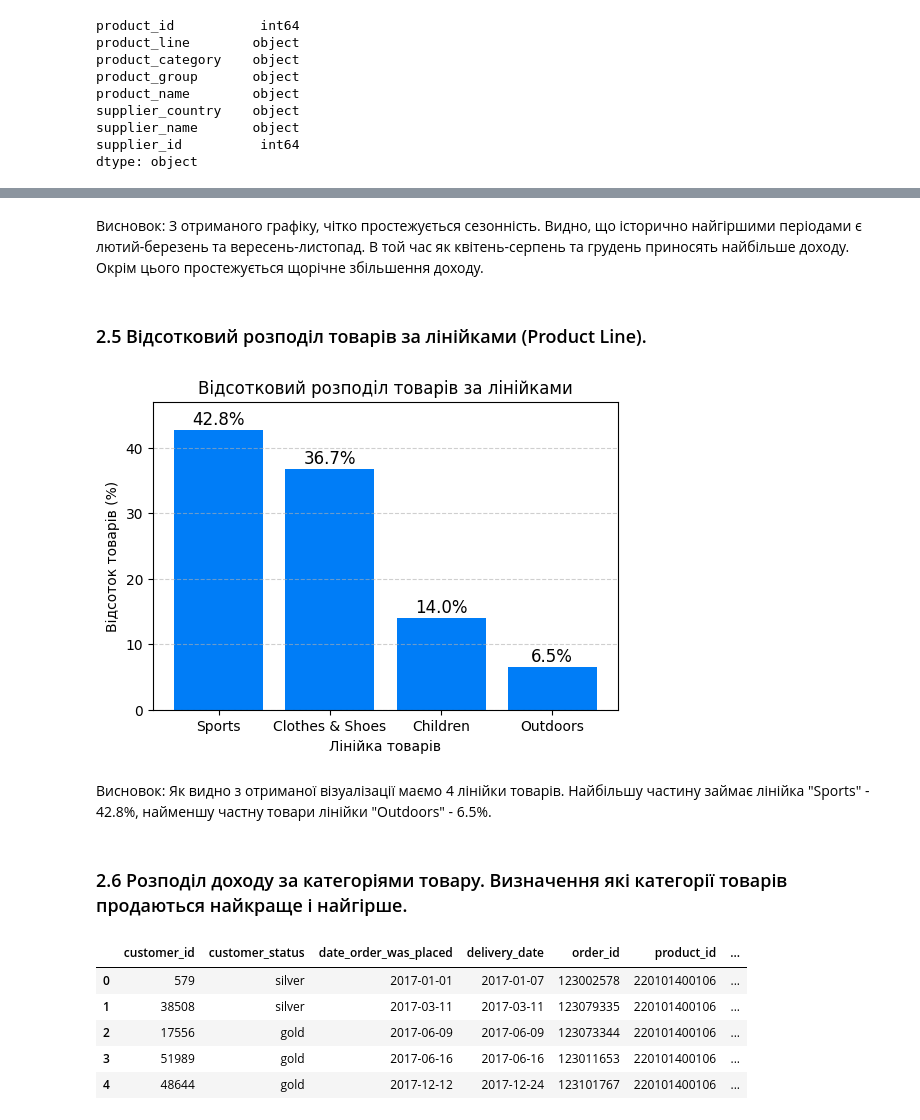
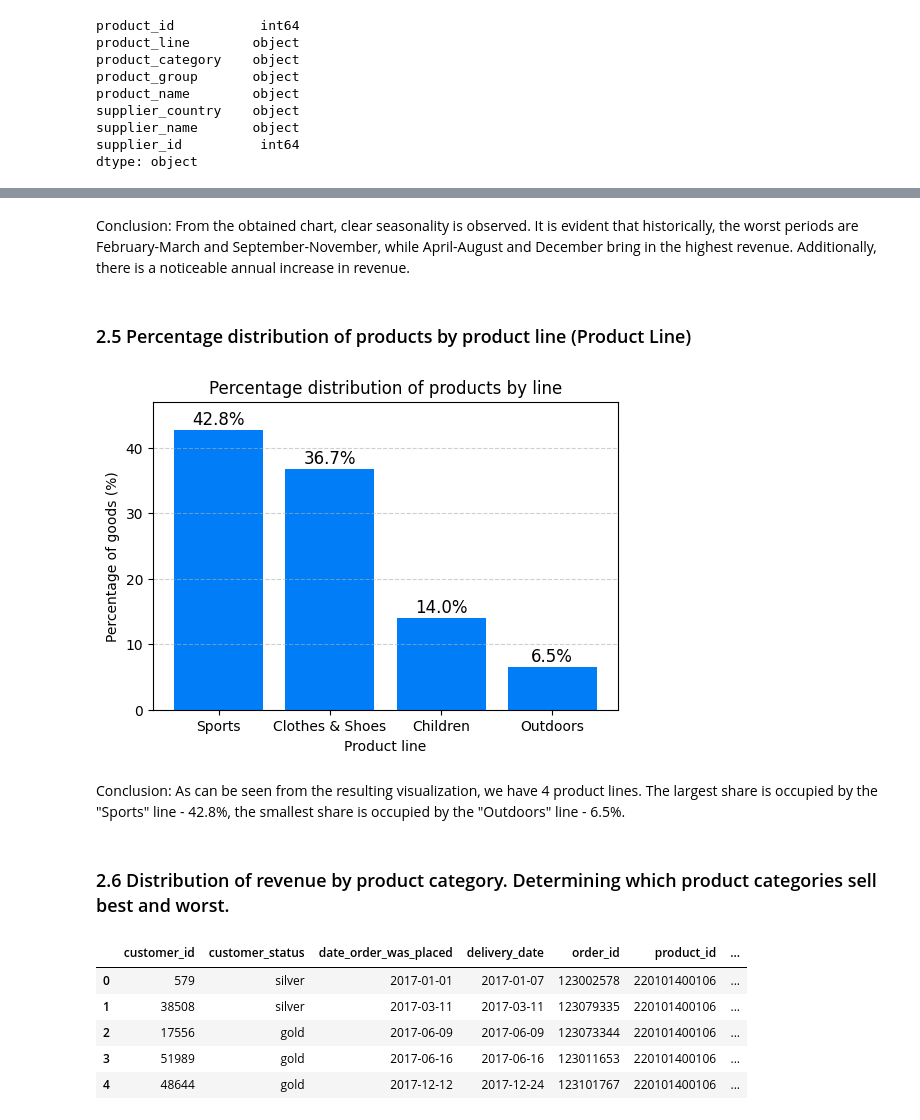
Before and after one commit to Samanta397/Wholesale_And_Retail_Orders_Analysis, a Jupyter notebook: Wholesale_And_Retail_Orders.ipynb, the cells around one changed output, grey strips where cells are left out. Cells and saved outputs as stored; diff of their text form; code cells hidden in the pictures.

```diff
--- a/Wholesale_And_Retail_Orders.ipynb
+++ b/Wholesale_And_Retail_Orders.ipynb
@@ -266,43 +268,43 @@ plt.show()
 # %% [markdown]
-Висновок: З отриманого графіку, чітко простежується сезонність. Видно, що історично найгіршими періодами є лютий-березень та вересень-листопад. В той час як квітень-серпень та грудень приносять найбільше доходу. Окрім цього простежується щорічне збільшення доходу.
+Conclusion: From the obtained chart, clear seasonality is observed. It is evident that historically, the worst periods are February-March and September-November, while April-August and December bring in the highest revenue. Additionally, there is a noticeable annual increase in revenue.
 # %% [markdown]
-### 2.5 Відсотковий розподіл товарів за лінійками (Product Line).
+### 2.5 Percentage distribution of products by product line (Product Line)
 # %%
-# Функція для побудови стовпчикової діаграми
+# Function for building a bar chart
 def plot_bar_chart(data, title, xlabel, ylabel, color="#007df7"):
-    """Будує універсальну стовпчикову діаграму для переданих даних."""
-    plt.figure(figsize=(14, 5) if len(data) > 5 else (6, 4))  # Динамічний розмір
+    """Builds a universal bar chart for the transmitted data."""
+    plt.figure(figsize=(14, 5) if len(data) > 5 else (6, 4))  # Dynamic size
     plt.bar(data.index, data.values, color=color)
 
-    # Додаємо підписи
+    #  Add signatures
     plt.xlabel(xlabel)
     plt.ylabel(ylabel)
     plt.title(title)
-    plt.xticks(rotation=30 if len(data) > 5 else 0)  # Обертаємо підписи, якщо даних багато
-    plt.ylim(0, max(data.values) * 1.1)  # Автоматичне масштабування
+    plt.xticks(rotation=30 if len(data) > 5 else 0)  # Rotate signatures if there is a lot of data
+    plt.ylim(0, max(data.values) * 1.1)  # Automatic scaling
     plt.grid(axis="y", linestyle="--", alpha=0.6)
 
-    # Додаємо значення у відсотках над стовпчиками
+    # Add percentage values above the columns
     for index, value in enumerate(data.values):
         plt.text(index, value + (max(data.values) * 0.02), f"{value:.1f}%", ha="center", fontsize=12)
 
-    # Відображення графіка
+    # Graph display
     plt.show()
 # %%
-# Розрахунок відсоткового розподілу товарів за лінійками
+# Calculation of the percentage distribution of goods by line
 product_distribution = suppliers_df["product_line"].value_counts(normalize=True) * 100
 
-# Побудова стовпчикової діаграми
+# Building a bar chart
 plot_bar_chart(
     data=product_distribution,
-    title="Відсотковий розподіл товарів за лінійками",
-    xlabel="Лінійка товарів",
-    ylabel="Відсоток товарів (%)"
+    title="Percentage distribution of products by line",
+    xlabel="Product line",
+    ylabel="Percentage of goods (%)"
 )
 # %% [output]
-[figure, old version]
+[figure, new version]
 # %% [markdown]
-Висновок: Як видно з отриманої візуалізації маємо 4 лінійки товарів. Найбільшу частину займає лінійка "Sports" - 42.8%, найменшу частну товари лінійки "Outdoors" - 6.5%.
+Conclusion: As can be seen from the resulting visualization, we have 4 product lines. The largest share is occupied by the "Sports" line - 42.8%, the smallest share is occupied by the "Outdoors" line - 6.5%.
 # %% [markdown]
-### 2.6 Розподіл доходу за категоріями товару. Визначення які категорії товарів продаються найкраще і найгірше.
+### 2.6 Distribution of revenue by product category. Determining which product categories sell best and worst.
 # %%
```
Also changed, not shown: parts of 52 cells of this notebook, 2 other files.
